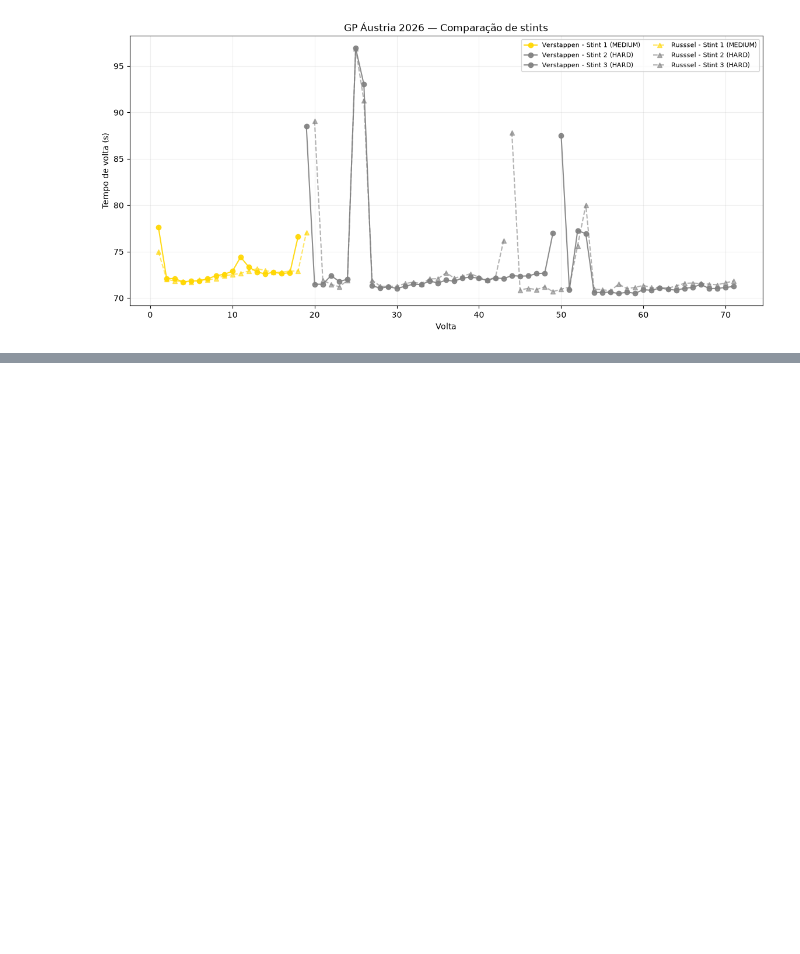
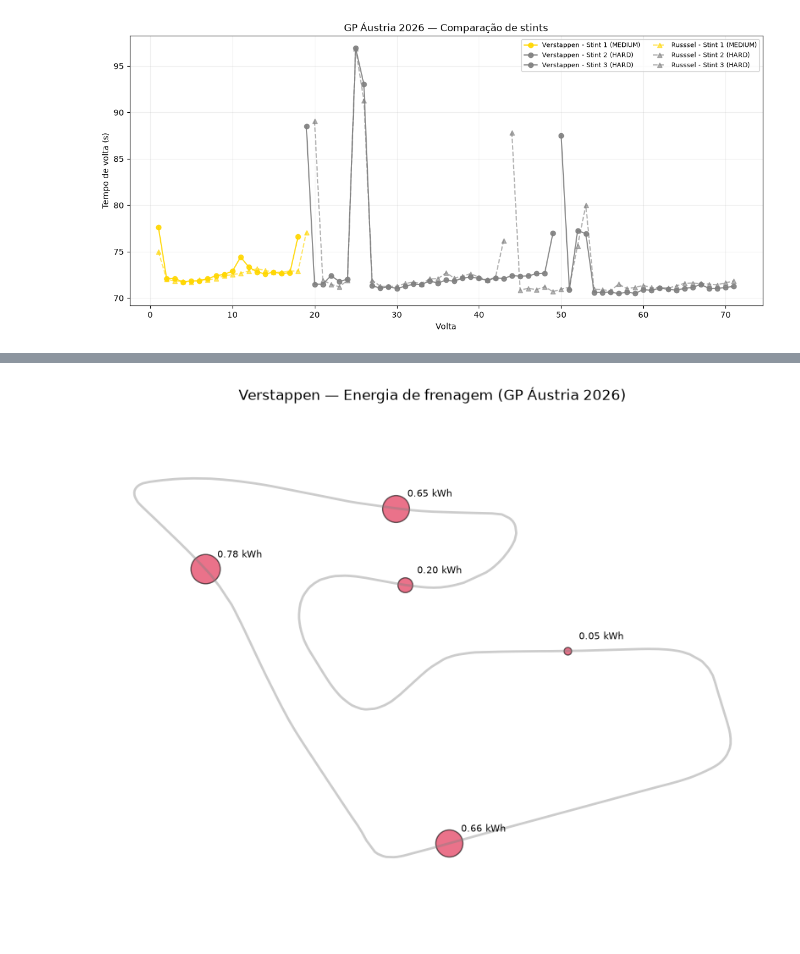
Before and after one commit to Mazzoni-mat-ap/telemetria-f1, a Jupyter notebook: notebooks/GP-AUSTRIA26.ipynb, the cells around one changed output, grey strips where cells are left out. Cells and saved outputs as stored; diff of their text form; code cells hidden in the pictures; blank space fills up the shorter version.

```diff
--- a/notebooks/GP-AUSTRIA26.ipynb
+++ b/notebooks/GP-AUSTRIA26.ipynb
@@ -134,0 +149,3 @@ core           INFO     Finished loading data for 22 drivers: ['63', '3', '12',
+# %%
+energia_ver = calcular_energia_frenagem(tel_ver)
+print(energia_ver)
@@ -134,0 +166,4 @@ core           INFO     Finished loading data for 22 drivers: ['63', '3', '12',
+# %%
+mapa_energia_frenagem(tel_ver, energia_ver, titulo='Verstappen — Energia de frenagem (GP Áustria 2026)')
+# %% [output]
+[figure, added]
```
Also changed, not shown: parts of 7 cells of this notebook, 1 other file.
